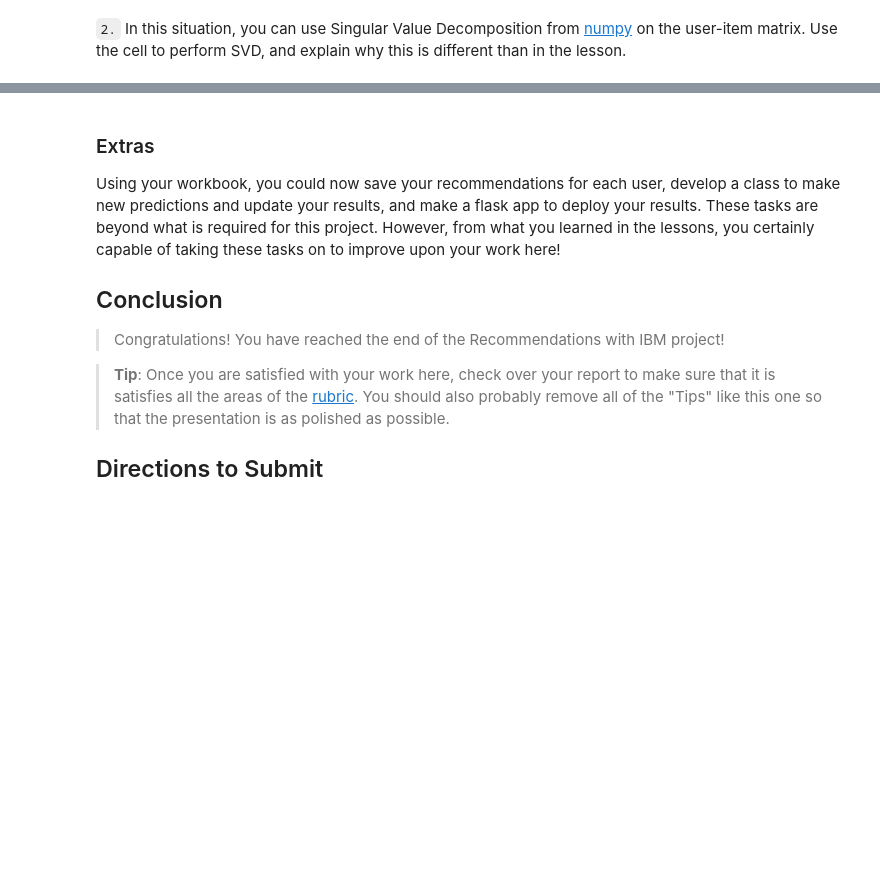
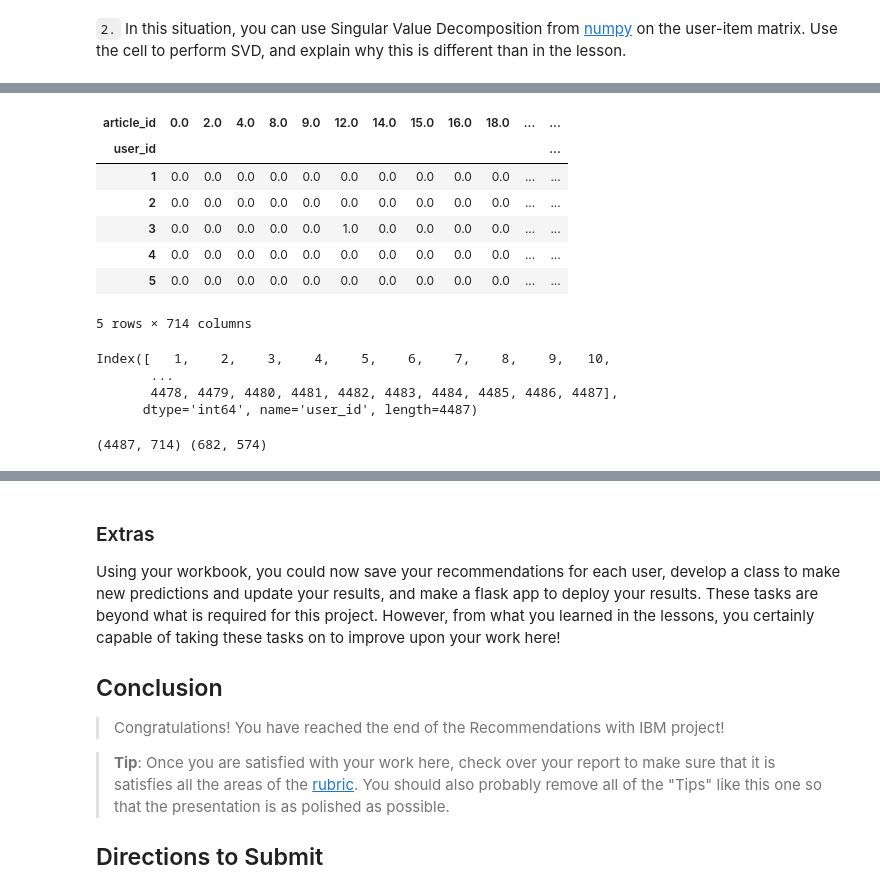
Before and after one commit to wire2coder/ibm-recommender-engine-uda, a Jupyter notebook: Recommendations_with_IBM.ipynb, the cells around one changed output, grey strips where cells are left out. Saved outputs shown, nothing was run; the diff lists cells and outputs as text; code cells hidden in the pictures; blank space fills up the shorter version.

```diff
--- a/Recommendations_with_IBM.ipynb
+++ b/Recommendations_with_IBM.ipynb
@@ -744,0 +833,57 @@ That's right!  Nice job!
+# %%
+df_train = df.head(40000)
+df_test = df.tail(5993)
+
+def create_test_and_train_user_item(df_train, df_test):
+    '''
+    INPUT:
+    df_train - training dataframe
+    df_test - test dataframe
+
+    OUTPUT:
+    user_item_train - a user-item matrix of the training dataframe
+                      (unique users for each row and unique articles for each column)
+    user_item_test - a user-item matrix of the testing dataframe
+                    (unique users for each row and unique articles for each column)
+    test_idx - all of the test user ids
+    test_arts - all of the test article ids
+
+    '''
+
+    # Your code here
+
+    # user-item matrix of the training dataframe
+    user_item_train = create_user_item_matrix(df_train)
+
+    # user-item matrix of the testing dataframe
+    user_item_test = create_user_item_matrix(df_test)
+
+    test_idx = list(user_item_train.index)
+
+    test_arts = list(user_item_train.columns)
+
+    return user_item_train, user_item_test, test_idx, test_arts
+
+user_item_train, user_item_test, test_idx, test_arts = create_test_and_train_user_item(df_train, df_test)
+
+user_item_train.head()
+# %% [output]
+| article_id | 0.0 | 2.0 | 4.0 | 8.0 | 9.0 | 12.0 | 14.0 | 15.0 | 16.0 | 18.0 | ... | ... |
+| user_id |  |  |  |  |  |  |  |  |  |  |  | ... |
+| 1 | 0.0 | 0.0 | 0.0 | 0.0 | 0.0 | 0.0 | 0.0 | 0.0 | 0.0 | 0.0 | ... | ... |
+| 2 | 0.0 | 0.0 | 0.0 | 0.0 | 0.0 | 0.0 | 0.0 | 0.0 | 0.0 | 0.0 | ... | ... |
+| 3 | 0.0 | 0.0 | 0.0 | 0.0 | 0.0 | 1.0 | 0.0 | 0.0 | 0.0 | 0.0 | ... | ... |
+| 4 | 0.0 | 0.0 | 0.0 | 0.0 | 0.0 | 0.0 | 0.0 | 0.0 | 0.0 | 0.0 | ... | ... |
+| 5 | 0.0 | 0.0 | 0.0 | 0.0 | 0.0 | 0.0 | 0.0 | 0.0 | 0.0 | 0.0 | ... | ... |
+5 rows × 714 columns
+# %%
+user_item_train.index
+# %% [output]
+Index([   1,    2,    3,    4,    5,    6,    7,    8,    9,   10,
+       ...
+       4478, 4479, 4480, 4481, 4482, 4483, 4484, 4485, 4486, 4487],
+      dtype='int64', name='user_id', length=4487)
+# %%
+print(f'{user_item_train.shape} {user_item_test.shape}')
+# %% [output]
+(4487, 714) (682, 574)
```
Also changed, not shown: parts of 19 cells of this notebook, 2 other files.
